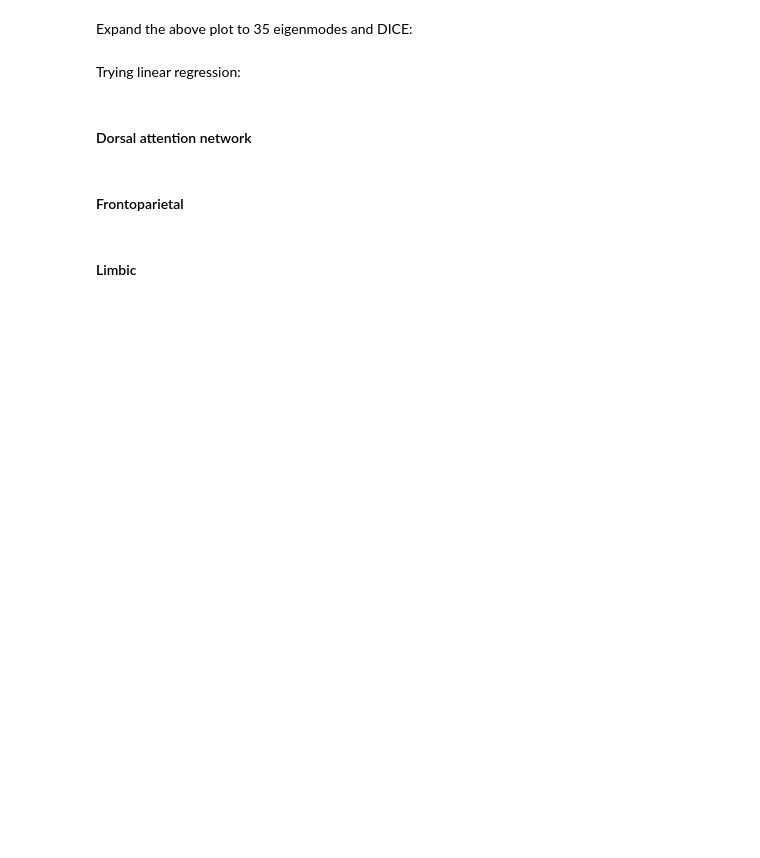
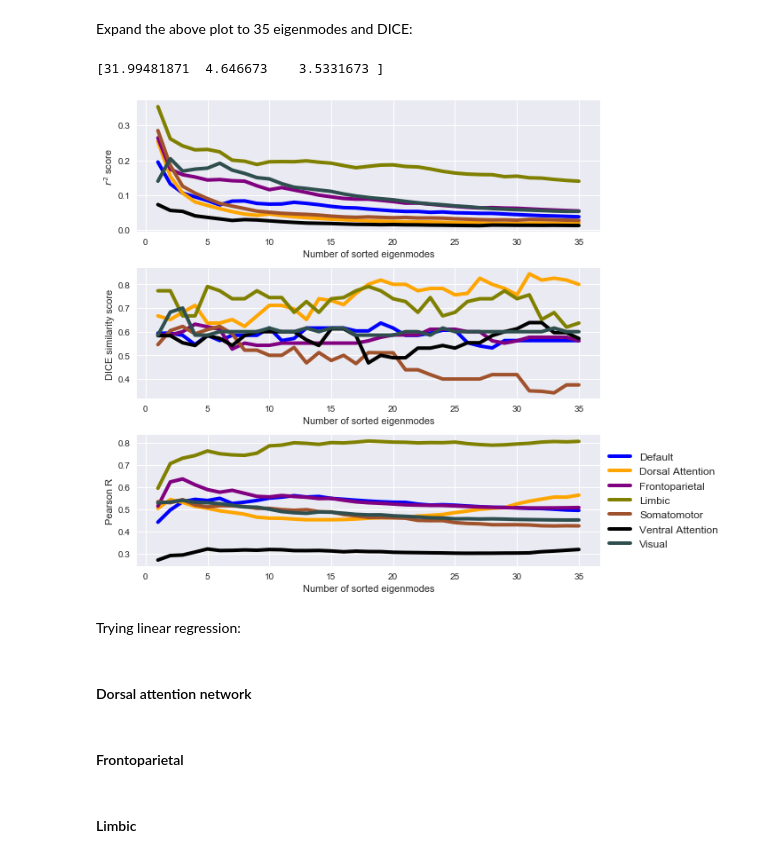
Before and after one commit to Raj-Lab-UCSF/spectrome, a Jupyter notebook: spectrome/notebooks/complex_laplacian/best_BHresult_eigenmodes.ipynb, the cells around one changed output. Cells and saved outputs as stored; diff of their text form; code cells hidden in the pictures; blank space fills up the shorter version.

```diff
--- a/spectrome/notebooks/complex_laplacian/best_BHresult_eigenmodes.ipynb
+++ b/spectrome/notebooks/complex_laplacian/best_BHresult_eigenmodes.ipynb
@@ -429,10 +478,29 @@ def compute_linreg_scores(brain, fnetworks, df_binarized, f, a, s, fc_name, num_
     w = 2*np.pi*f
 
     brain.add_laplacian_eigenmodes(w = w, alpha = a, speed = s)
-    brain.binary_eigenmodes = np.where(brain.norm_eigenmodes > 0.6, 1, 0)
+    # binarize:
+    thresh_vec = np.linspace(0.1,0.8,30)
+    binary_count = np.zeros(thresh_vec.shape)
+    for i in np.arange(0,len(thresh_vec)):
+        binary_mat = np.where(brain.norm_eigenmodes > thresh_vec[i],1,0)
+        binary_count[i] = np.count_nonzero(binary_mat)
+
+    num_canonical = np.count_nonzero(df_binarized.loc[fc_name].values)
+    bin_num = np.abs(binary_count - num_canonical).argmin()
+    brain.binary_eigenmodes = np.where(brain.norm_eigenmodes > thresh_vec[bin_num], 1, 0)
+
     opt_dice = eigenmode.get_dice_df(brain.binary_eigenmodes, df_binarized)
     ntw_opt_dice = np.round(opt_dice[fc_name].values.astype(np.double),3)
     ordered_dice = np.argsort(ntw_opt_dice)
+
+    canon_network = np.nan_to_num(fnetworks.loc[fc_name].values)
+    corrs = np.squeeze(np.zeros([brain.norm_eigenmodes.shape[1],1]))
+    for e in np.arange(0, len(corrs)):
+        prcorr = pearsonr(np.squeeze(canon_network), brain.norm_eigenmodes[:,e])[0]
+        corrs[e] = prcorr
+
+    ntw_opt_corr = np.round(corrs,3)
+    ordered_corr = np.argsort(-ntw_opt_corr)
     assert ntw_opt_dice[ordered_dice[1]] > ntw_opt_dice[ordered_dice[0]]
 
     cumulative_dice = np.zeros([num_em,1])
@@ -459,10 +527,14 @@ def compute_linreg_scores(brain, fnetworks, df_binarized, f, a, s, fc_name, num_
 
         bin_num = np.abs(binary_count - num_canonical).argmin()
         binary_comb = np.where(comb_eigmodes > thresh_vec[bin_num], 1, 0)
-        print('{} element count: {}, eigenmode element count: {}'.format(fc_name, num_canonical, np.count_nonzero(binary_comb)))
+        #print('{} element count: {}, eigenmode element count: {}'.format(fc_name, num_canonical, np.count_nonzero(binary_comb)))
         cumulative_dice[k] = 1-distance.dice(binary_comb, df_binarized.loc[fc_name].values)
         # spatial correlation
-        cumulative_corr[k] = pearsonr(np.squeeze(canon_network), comb_eigmodes)[0]
+        corr_eigs = brain.norm_eigenmodes[:,ordered_corr[0:k+1]]
+        regr.fit(canon_network, corr_eigs)
+        comb_corr = np.dot(corr_eigs, np.asarray(regr.coef_))
+        comb_corr = np.squeeze(minmax_scale(comb_corr))
+        cumulative_corr[k] = pearsonr(np.squeeze(canon_network), comb_corr)[0]
 
     return np.squeeze(cumulative_regr), np.squeeze(cumulative_dice), np.squeeze(cumulative_corr)
 # %%
@@ -496,33 +568,37 @@ regr_all[:,4], dice_all[:,4], corr_all[:,4] = compute_linreg_scores(fc_brain, DK
 
 regr_all[:,5], dice_all[:,5], corr_all[:,5] = compute_linreg_scores(fc_brain, DK_df_normalized, DKfc_binarized, f = bh_ventral['x'][0], a = bh_ventral['x'][1],
                                            s = bh_ventral['x'][2], fc_name = 'Ventral_Attention', num_em = K)
 
 regr_all[:,6], dice_all[:,6], corr_all[:,6] = compute_linreg_scores(fc_brain, DK_df_normalized, DKfc_binarized, f = bh_visual['x'][0], a = bh_visual['x'][1],
                                            s = bh_visual['x'][2], fc_name = 'Visual', num_em = K)
 # Plot
 x = np.arange(1,K+1)
 plt.figure('Reconstruction Scores', figsize = [10,8])
 plt.subplot(3,1,1)
 custom_cycler = (cycler(color = ['blue','orange','purple','olive',
                           'sienna','black','darkslategray']))
 plt.gca().set_prop_cycle(custom_cycler)
 plt.plot(x, regr_all, linewidth = 4)
 plt.xlabel('Number of sorted eigenmodes')
 plt.ylabel('$r^{2}$ score')
 
 plt.subplot(3,1,2)
 plt.gca().set_prop_cycle(custom_cycler)
 plt.plot(x, dice_all, linewidth = 4)
 plt.xlabel('Number of sorted eigenmodes')
 plt.ylabel('DICE similarity score')
 
 plt.subplot(3,1,3)
 plt.gca().set_prop_cycle(custom_cycler)
 plt.plot(x, corr_all, linewidth = 4)
 plt.xlabel('Number of sorted eigenmodes')
 plt.ylabel('Pearson R')
 plt.legend(['Default','Dorsal Attention','Frontoparietal','Limbic','Somatomotor','Ventral Attention','Visual'],
           fontsize = 'large', loc = 'center left',  bbox_to_anchor=(1, 0.5))
+plt.tight_layout()
+# %% [output]
+[31.99481871  4.646673    3.5331673 ]
+[figure, added]
 # %%
 # Compute eigenmode dice with Brain:
 dft_brain = Brain.Brain()
```
Also changed, not shown: parts of 3 cells of this notebook, 1 other file.
